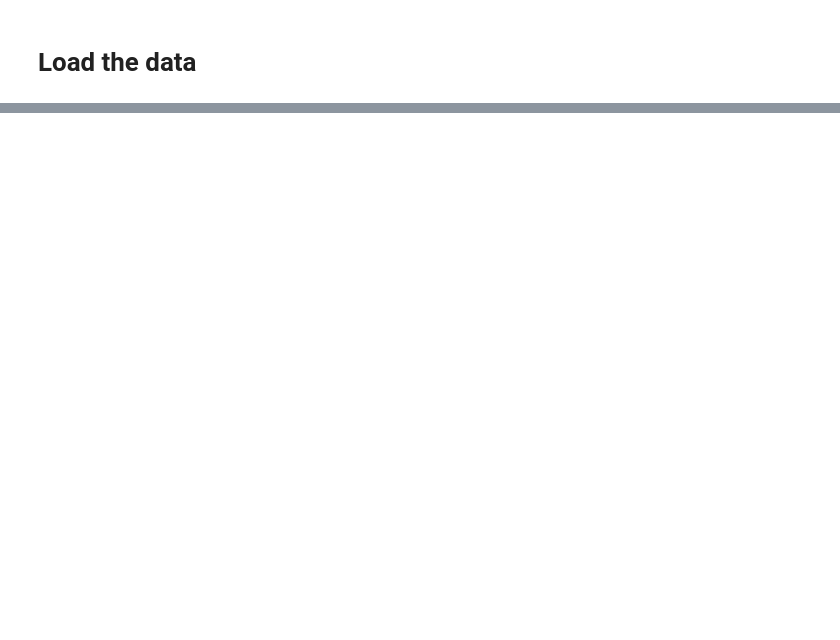
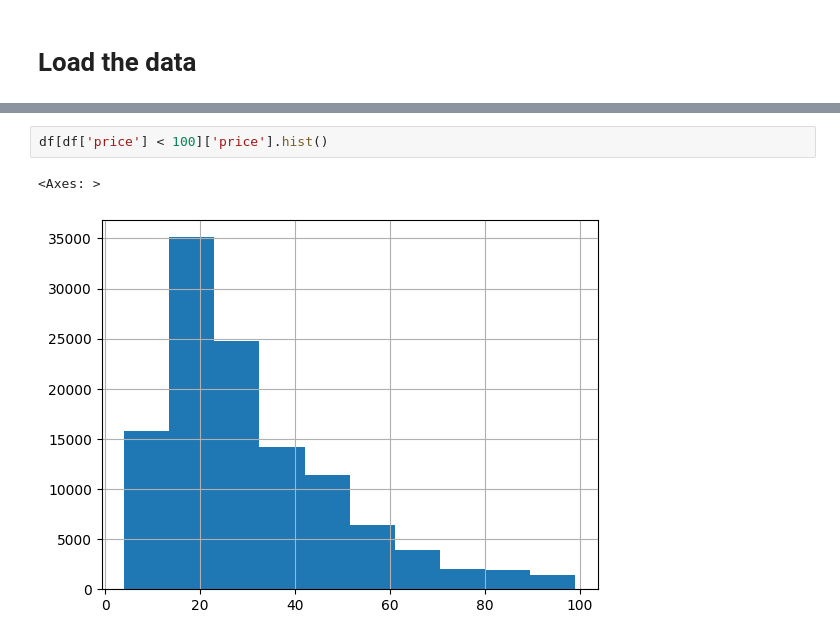
Before and after one commit to martywebdev/jupyter-wine-tasting, a Jupyter notebook: main.ipynb, the cells around one changed output, grey strips where cells are left out. Saved outputs shown, nothing was run; the diff lists cells and outputs as text; blank space fills up the shorter version.

```diff
--- a/main.ipynb
+++ b/main.ipynb
@@ -22,0 +75,5 @@ df
+# %%
+df[df['price'] < 100]['price'].hist()
+# %% [output]
+<Axes: >
+[figure, added]
```
Also changed, not shown: parts of 14 cells of this notebook, 1 other file.
